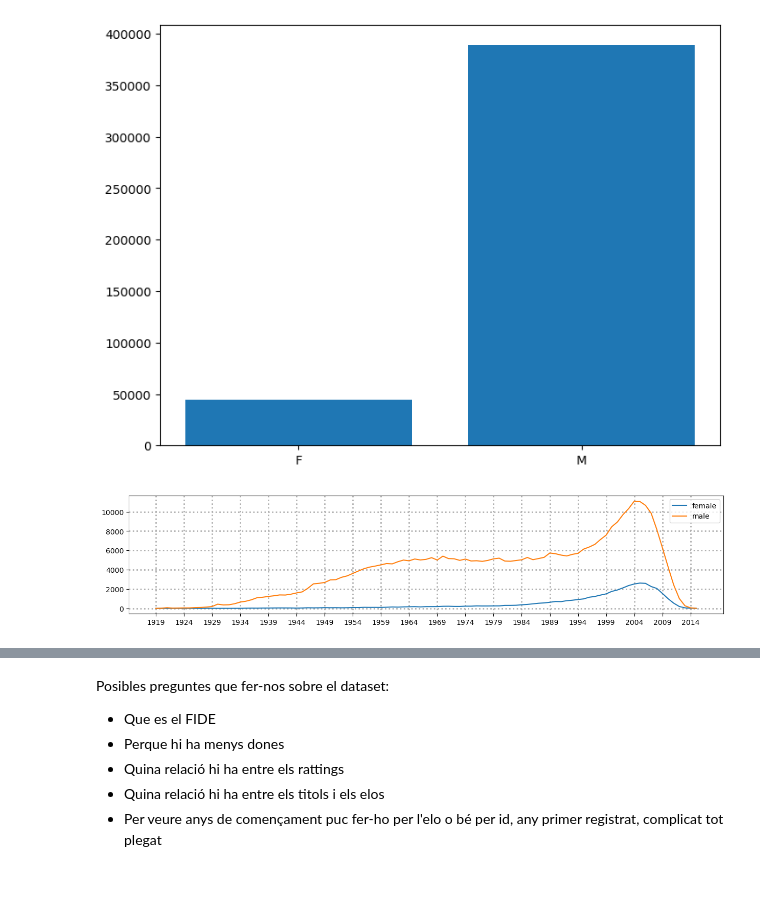
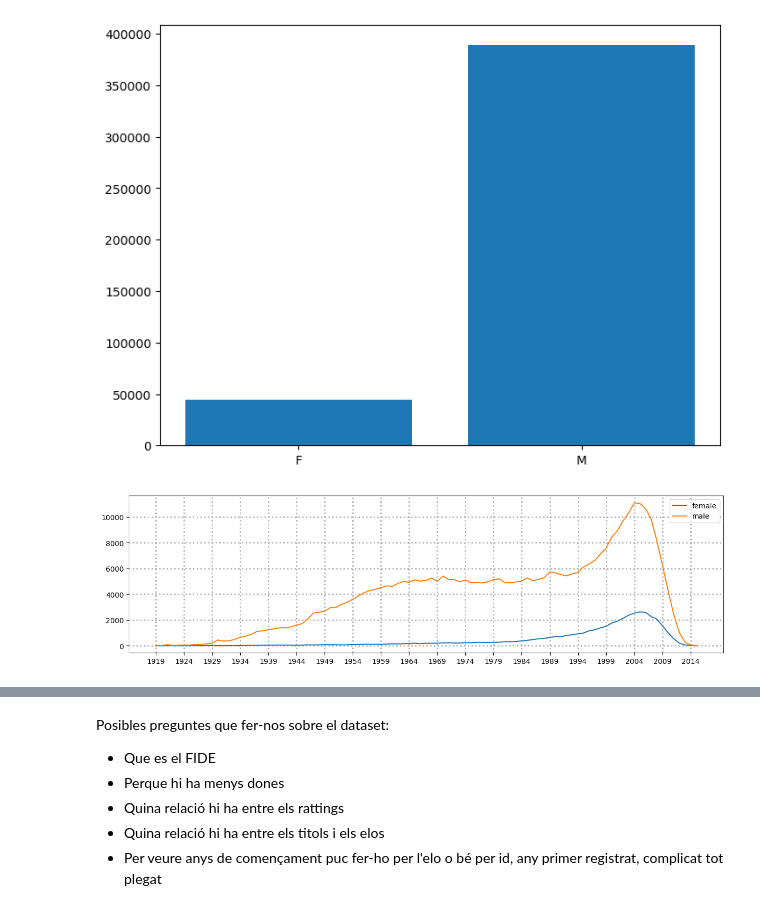
Before and after one commit to Itziar01/Kaggle-Chess-FIDE-Ratings, a Jupyter notebook: Untitled.ipynb, the cells around one changed output, grey strips where cells are left out. Cells and saved outputs as stored; diff of their text form; code cells hidden in the pictures; blank space fills up the shorter version.

```diff
--- a/Untitled.ipynb
+++ b/Untitled.ipynb
@@ -73,26 +82,27 @@ El percentage de dones és de 10.246015118092794% envers del de homes que és de
 # %%
 born_year = np.unique(players['yob'])
 born_year = np.delete(born_year, 0)
 male_born = np.array([])
 female_born = np.array([])
 
 for yob in born_year:
     all_in_year = players.loc[players['yob'] == yob]
     _, count_in_year = np.unique(all_in_year['gender'], return_counts=True)
     if count_in_year.size == 1:
         female_born = np.append(female_born, 0)
         male_born = np.append(male_born, count_in_year[0])
     else:
         female_born = np.append(female_born, count_in_year[0])
         male_born = np.append(male_born, count_in_year[1])
 
-
+# plot
 plt.plot(born_year, female_born, label='female')
 plt.plot(born_year, male_born, label='male')
+# view
 plt.xticks(born_year[::5])
 plt.grid(linestyle=':', linewidth=2)
 plt.legend()
-plt.rcParams["figure.figsize"] = (15, 4)
+plt.rcParams["figure.figsize"] = (5, 4)
 plt.show()
 # %% [output]
-[figure, old version]
+[figure, new version]
```
Also changed, not shown: parts of 7 cells of this notebook.
